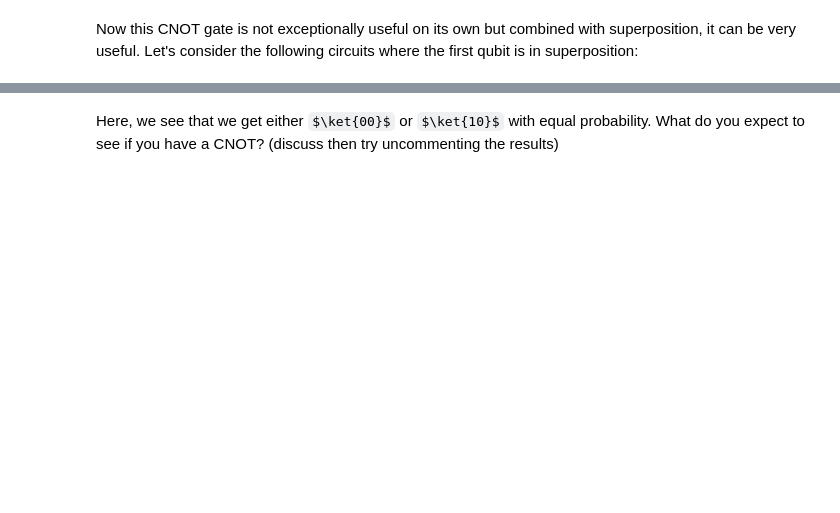
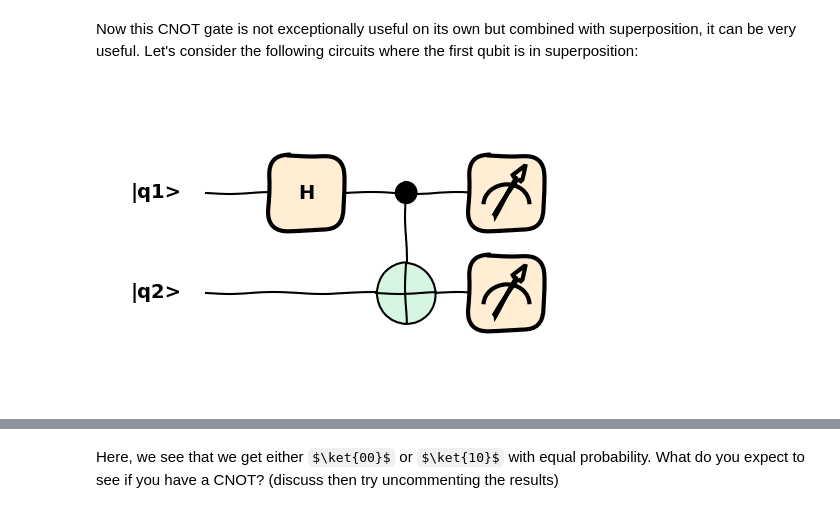
Before and after one commit to PawseySC/quantum-computing-hackathon, a Jupyter notebook: lessons/1-Intro_to_Quantum_Computing_Full.ipynb, the cells around one changed output, grey strips where cells are left out. Saved outputs shown, nothing was run; the diff lists cells and outputs as text; code cells hidden in the pictures; some formulas as TeX source; blank space fills up the shorter version.

```diff
--- a/lessons/1-Intro_to_Quantum_Computing_Full.ipynb
+++ b/lessons/1-Intro_to_Quantum_Computing_Full.ipynb
@@ -300,22 +306,26 @@ Now this CNOT gate is not exceptionally useful on its own but combined with supe
 # %%
 # sample code to draw a CNOT gate using PennyLane
 dev = qml.device("default.qubit", wires=["|q1>", "|q2>"])
 
 # now simple circiut where we return the state of the qubits
 @qml.qnode(dev)
 def circuit():
     qml.Hadamard(wires="|q1>")
     qml.CNOT(["|q1>","|q2>"])
     return qml.counts(all_outcomes=True)
 
 @qml.qnode(dev)
 def circuitnoCNOT():
     qml.Hadamard(wires="|q1>")
     return qml.counts(all_outcomes=True)
 
 # plot the circuit
-fig, ax = qml.draw_mpl(circuitnoCNOT, show_all_wires=True)()
+fignoCNOT, ax = qml.draw_mpl(circuitnoCNOT, show_all_wires=True)()
+fignoCNOT
 fig, ax = qml.draw_mpl(circuit, show_all_wires=True)()
+fig
+# %% [output]
+[figure, added]
 # %%
 # lets create the quantum device and run the noCNOT circuit
 dev = qml.device("default.qubit", wires=["|q1>", "|q2>"])
```
Also changed, not shown: parts of 6 cells of this notebook, 2 other files.
